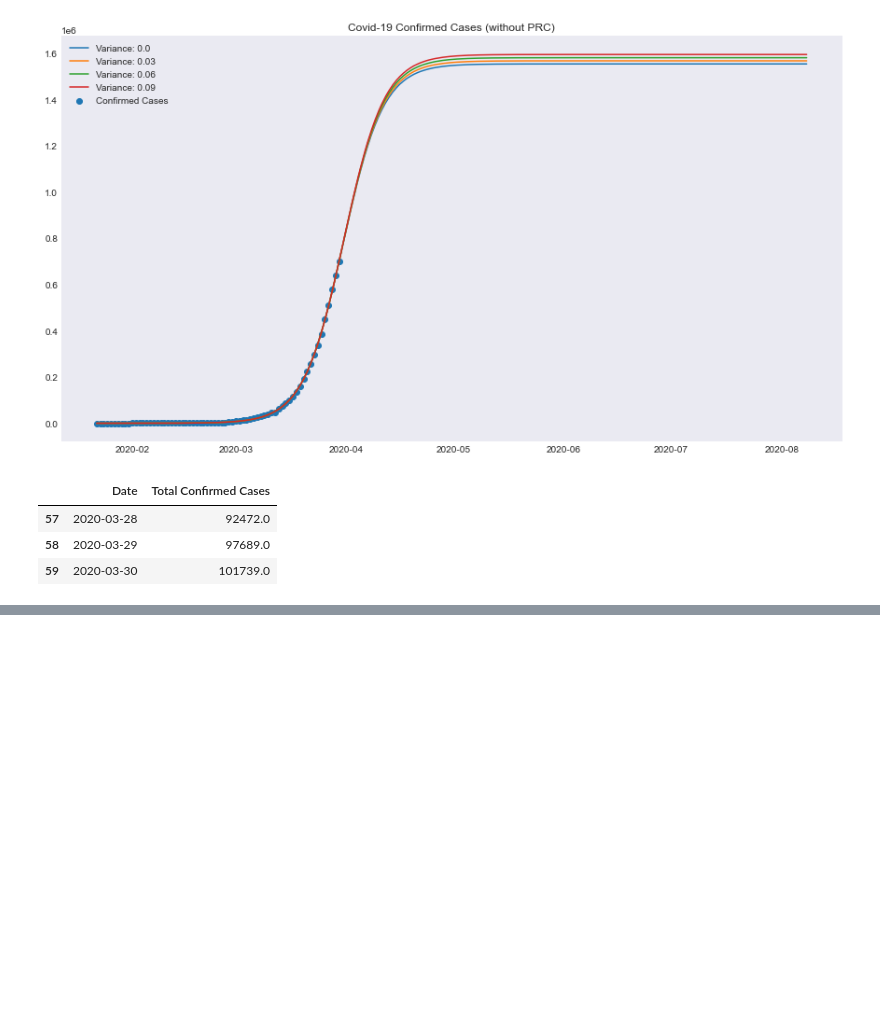
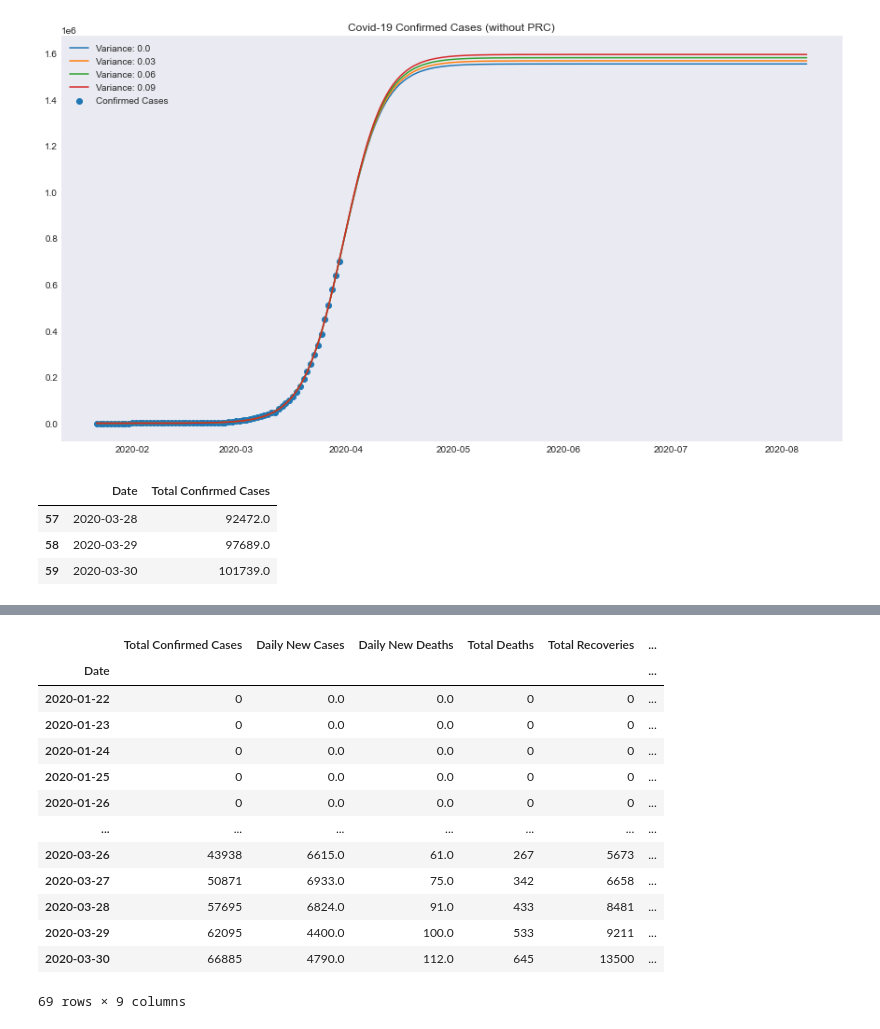
Before and after one commit to JakobRohrhirsch/COVID-19-JHU-CSSE-Analysis, a Jupyter notebook: COVID-19 Fit.ipynb, the cells around one changed output, grey strips where cells are left out. Drawn from its saved outputs; the diff is of its cells as text; code cells hidden in the pictures; blank space fills up the shorter version.

```diff
--- a/COVID-19 Fit.ipynb
+++ b/COVID-19 Fit.ipynb
@@ -265,3 +265,20 @@ fig.update_layout(showlegend=False,title = 'Total Confirmed Cases')
 # %% [output]
 [interactive output not drawn]
 [interactive output not drawn]
+# %%
+CountryConsolidated.loc['Germany']
+# %% [output]
+|  | Total Confirmed Cases | Daily New Cases | Daily New Deaths | Total Deaths | Total Recoveries | ... |
+| Date |  |  |  |  |  | ... |
+| 2020-01-22 | 0 | 0.0 | 0.0 | 0 | 0 | ... |
+| 2020-01-23 | 0 | 0.0 | 0.0 | 0 | 0 | ... |
+| 2020-01-24 | 0 | 0.0 | 0.0 | 0 | 0 | ... |
+| 2020-01-25 | 0 | 0.0 | 0.0 | 0 | 0 | ... |
+| 2020-01-26 | 0 | 0.0 | 0.0 | 0 | 0 | ... |
+| ... | ... | ... | ... | ... | ... | ... |
+| 2020-03-26 | 43938 | 6615.0 | 61.0 | 267 | 5673 | ... |
+| 2020-03-27 | 50871 | 6933.0 | 75.0 | 342 | 6658 | ... |
+| 2020-03-28 | 57695 | 6824.0 | 91.0 | 433 | 8481 | ... |
+| 2020-03-29 | 62095 | 4400.0 | 100.0 | 533 | 9211 | ... |
+| 2020-03-30 | 66885 | 4790.0 | 112.0 | 645 | 13500 | ... |
+69 rows × 9 columns
```
Also changed, not shown: parts of 6 cells of this notebook.
